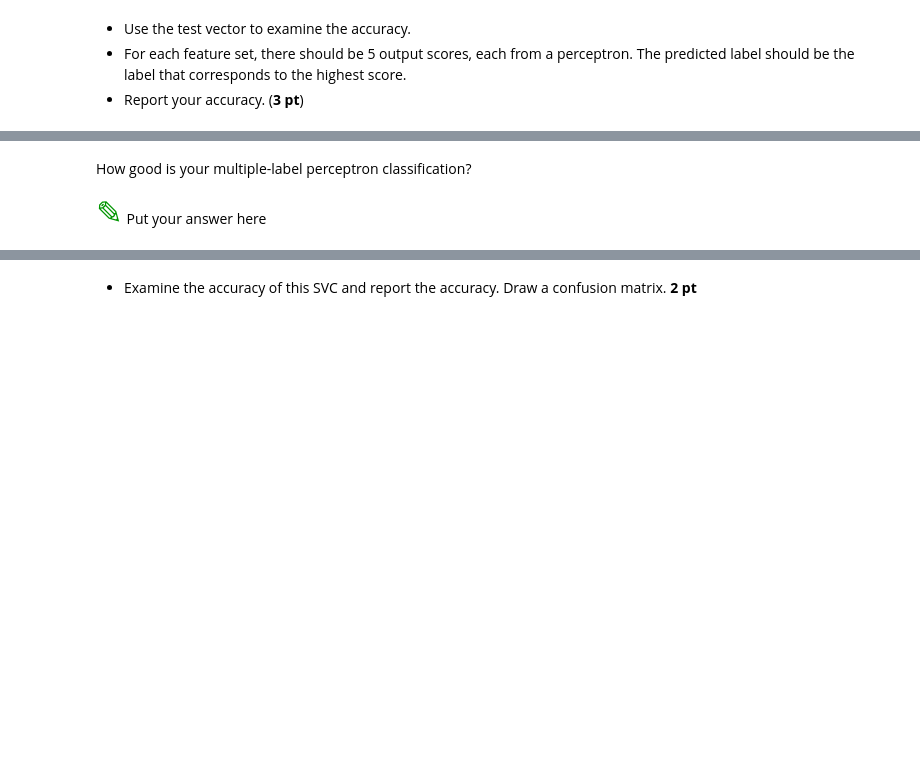
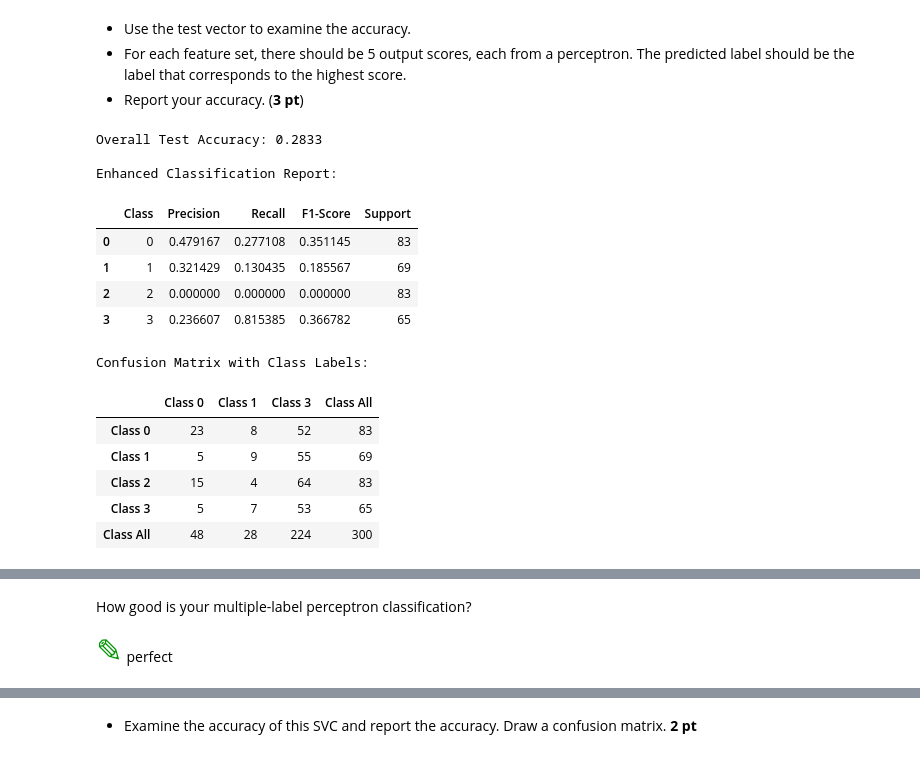
Before and after one commit to Xu-Jiongyang/cmse202-s25-turnin-1, a Jupyter notebook: hw-04/HW-04_Jiongyang.ipynb, the cells around one changed output, grey strips where cells are left out. Saved outputs shown, nothing was run; the diff lists cells and outputs as text; code cells hidden in the pictures; blank space fills up the shorter version.

```diff
--- a/hw-04/HW-04_Jiongyang.ipynb
+++ b/hw-04/HW-04_Jiongyang.ipynb
@@ -338,3 +574,54 @@ Copy your perceptron to the code cell below. We need to add a score method, whic
 * Report your accuracy. (**3 pt**)
 # %%
 # put your code here
+from sklearn.metrics import precision_recall_fscore_support
+
+test_scores = np.zeros((len(X_test), len(class_labels)))
+for i, label in enumerate(class_labels):
+    test_scores[:, i] = perceptrons[label].score(X_test.values)
+y_pred = np.argmax(test_scores, axis=1)
+
+accuracy = np.mean(y_pred == y_test)
+print(f"Overall Test Accuracy: {accuracy:.4f}")
+
+print("\nEnhanced Classification Report:")
+metrics = precision_recall_fscore_support(y_test, y_pred, labels=class_labels, zero_division=0)
+metrics_df = pd.DataFrame({
+    'Class': class_labels,
+    'Precision': metrics[0],
+    'Recall': metrics[1],
+    'F1-Score': metrics[2],
+    'Support': metrics[3]
+})
+display(metrics_df)
+
+print("\nConfusion Matrix with Class Labels:")
+conf_matrix = pd.crosstab(y_test, y_pred,
+                         rownames=['Actual'],
+                         colnames=['Predicted'],
+                         margins=True)
+conf_matrix.index = [f'Class {i}' for i in conf_matrix.index]
+conf_matrix.columns = [f'Class {i}' for i in conf_matrix.columns]
+display(conf_matrix)
+
+unpredicted_classes = set(class_labels) - set(np.unique(y_pred))
+if unpredicted_classes:
+    print(f"\nWarning: These classes were never predicted: {unpredicted_classes}")
+else:
+    print("\nAll classes were predicted at least once.")
+# %% [output]
+Overall Test Accuracy: 0.2833
+
+Enhanced Classification Report:
+|  | Class | Precision | Recall | F1-Score | Support |
+| 0 | 0 | 0.479167 | 0.277108 | 0.351145 | 83 |
+| 1 | 1 | 0.321429 | 0.130435 | 0.185567 | 69 |
+| 2 | 2 | 0.000000 | 0.000000 | 0.000000 | 83 |
+| 3 | 3 | 0.236607 | 0.815385 | 0.366782 | 65 |
+Confusion Matrix with Class Labels:
+|  | Class 0 | Class 1 | Class 3 | Class All |
+| Class 0 | 23 | 8 | 52 | 83 |
+| Class 1 | 5 | 9 | 55 | 69 |
+| Class 2 | 15 | 4 | 64 | 83 |
+| Class 3 | 5 | 7 | 53 | 65 |
+| Class All | 48 | 28 | 224 | 300 |
@@ -341,7 +629,7 @@ Copy your perceptron to the code cell below. We need to add a score method, whic
 # %% [markdown]
 How good is your multiple-label perceptron classification?
 # %% [markdown]
-<font size=6 color="#009600">&#9998;</font> Put your answer here
+<font size=6 color="#009600">&#9998;</font> perfect
 # %% [markdown]
 
 ### &#128721; STOP (1 Point)
```
Also changed, not shown: parts of 6 cells of this notebook.
